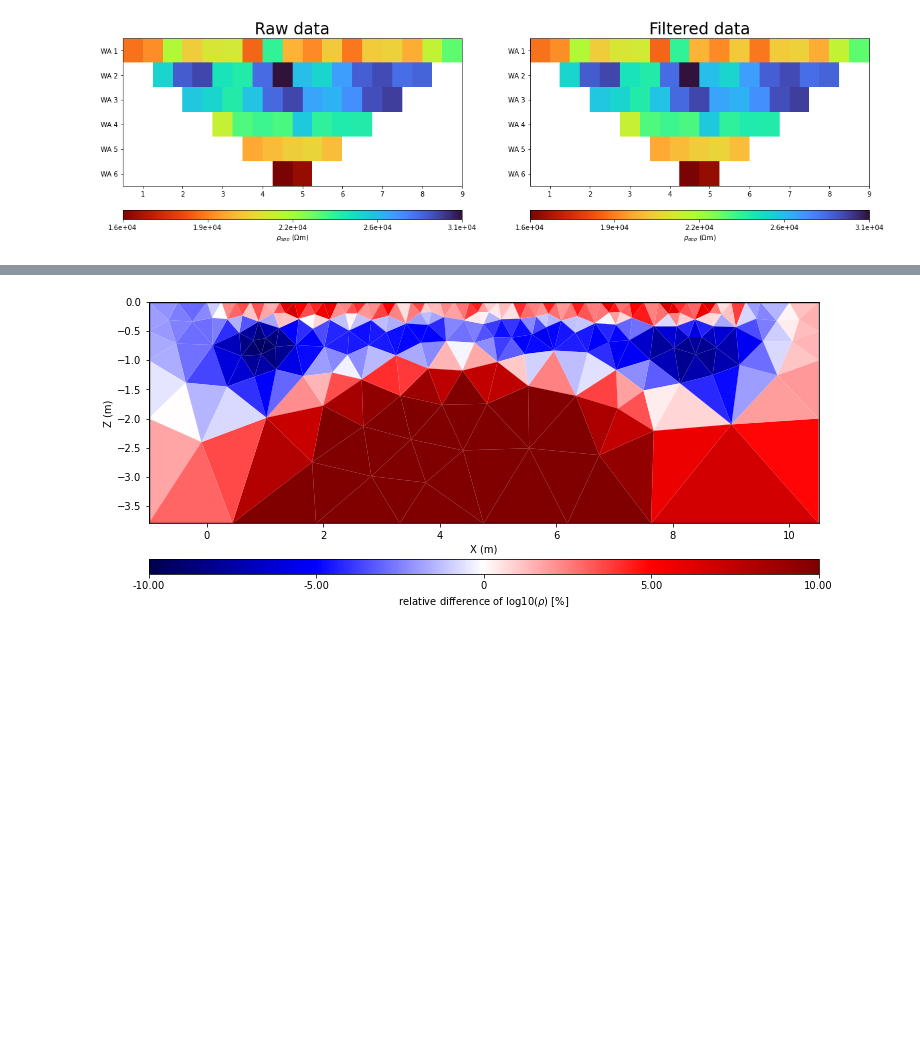
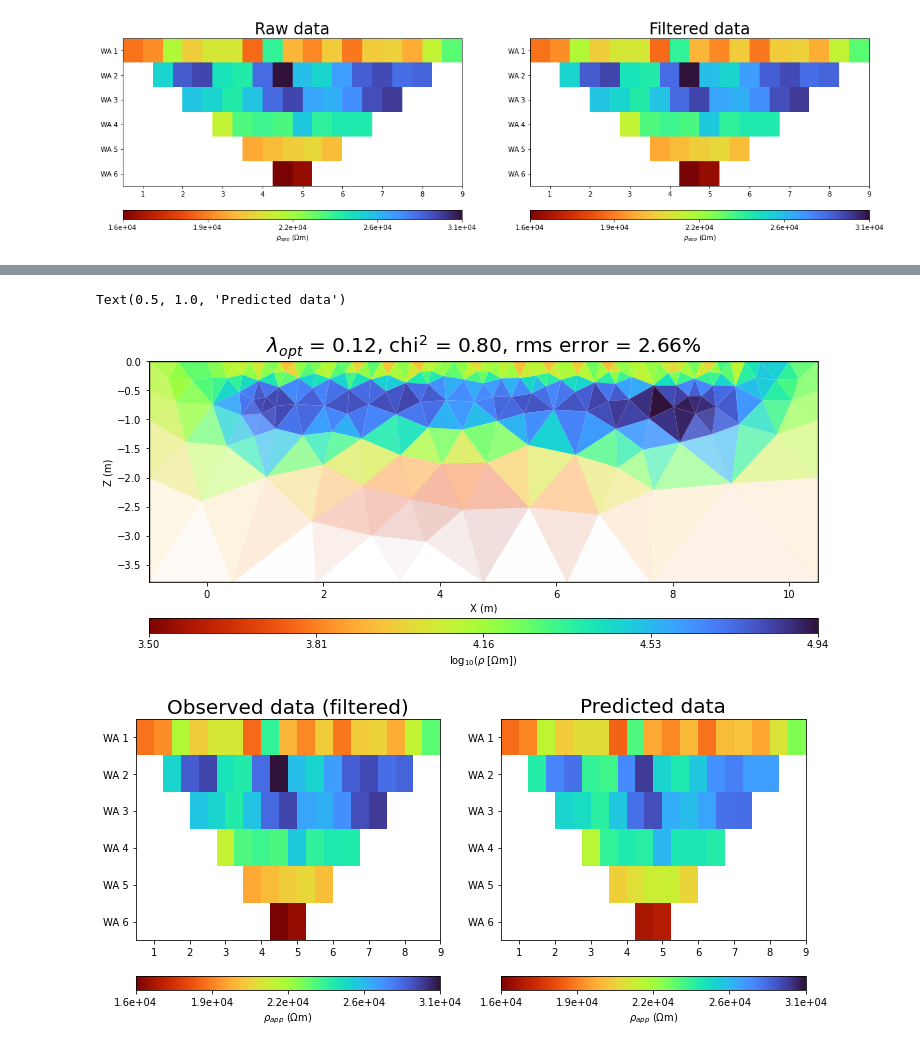
Before and after one commit to teddiherring/permafrost-data-processing, a Jupyter notebook: data_filtering.ipynb, the cells around one changed output, grey strips where cells are left out. Saved outputs shown, nothing was run; the diff lists cells and outputs as text; code cells hidden in the pictures; blank space fills up the shorter version.

```diff
--- a/data_filtering.ipynb
+++ b/data_filtering.ipynb
@@ -133,7 +133,7 @@ n_tf = len(I)
 
 # step 2. moving median filter
 
-th = 0.9 # threshold for filter
+th = 0.7 # threshold for filter TODO: make this higher for shallower data
 n_mmf = 0 # keeping track of how many data are removed
 
 ikeep = np.ones(data_filt.shape[0],dtype=bool)
@@ -146,7 +146,7 @@ for j in range(len(a_uniq)): # loop through each unique depth level
     # moving median of data points
 
     mm = []
-    r = np.array(data_filt['rhoa'])[I]
+    r = np.array(data_filt['rhoa'],dtype=np.float)[I]
 
     for i in range(len(I)): # loop through depth level from left to right
         if i==0:
@@ -208,16 +206,17 @@ print('%.0f data points removed (%.1f%% of the data)'%(n_tf+n_mmf, float((data_i
 # first pass inversion
 
 # assume simple noise model for now
+# TODO: incorporate measurement errors if known
 
 data_out['err'] = ert.estimateError(
     data_out,
-    absoluteUError=0.00005, # 50µV
-    relativeError=0.03 # 3% noise
+#     absoluteUError=0.00005, # 50µV
+#     relativeError=0.03 # 3% noise
 )
 
 # set wether lambda is being optimized by L-curve
-# reset to 'False'
-mgr.inv.inv.setOptimizeLambda(False)
+
+mgr.inv.inv.setOptimizeLambda(True)
 
 
 # run inversion
@@ -225,13 +224,16 @@ mgr.inv.inv.setOptimizeLambda(False)
 mod = mgr.invert(
     data_out,
     blockymodel=True,
-    robustdata=True,
     verbose=True,
+#     robustdata=True, # can use robust data constraint
 #     lam = 20, # can change regularization parameter
 #     paraMaxCellSize=10, # can change the maximum cell area
 #     zWeight=0.3 # can change the ratio of smoothness_z / smoothness_x
 )
 
-# getting lambda, used for the inversion
+# getting lambda, chi2, rms error
+
 lam = mgr.inv.inv.getLambda()
+chi2 = mgr.inv.inv.getChi2()
+rms = np.sqrt(np.mean(((data_out['rhoa']-mgr.inv.response)/data_out['rhoa'])**2))*100
 # %% [output]
@@ -360,21 +266,28 @@ ax[1].set_ylabel('Z (m)');
-# %%
-# plot the difference of both inversions
-# caluclating the relative difference between both results
-mod_mean =  (np.log10(mod) +  np.log10(mod2)) / 2
-mod_dif =  (np.log10(mod) -  np.log10(mod2)) / mod_mean
-
-# plot
-fig, ax = plt.subplots(1,1,figsize=[20,5])
-ax, cBar = mgr.showModel(
-    mod_dif * 100,
-    ax=ax,
-    cMin=-10, cMax=10,
-    cMap='seismic',
-    logScale=False,
-)
-
-cBar.set_label(r'relative difference of log10($\rho$) [%]')
-ax.set_xlabel('X (m)')
-ax.set_ylabel('Z (m)');
-# %% [output]
-[figure, removed]
+# %%
+# plot results
+
+fig, ax = plt.subplots(1,1,figsize=[12,5])
+
+ax, cBar = mgr.showResult(
+    np.log10(mod),
+    ax=ax,
+    cMap='turbo_r',
+    coverage=mgr.coverage()
+
+);
+
+cBar.set_label(r'log$_{10}$($\rho$ [$\Omega$m])')
+ax.set_xlabel('X (m)')
+ax.set_ylabel('Z (m)')
+ax.set_title(r'$\lambda_{opt}$ = %.2f, chi$^2$ = %.2f, rms error = %.2f%%'%(lam,chi2,rms),fontsize=20);
+
+
+fig, ax = plt.subplots(1,2,figsize=[12,5])
+mgr.showData(data_out, vals=data_out['rhoa'],ax=ax[0],label=r'$\rho_{app}$ ($\Omega$m)',cMap='turbo_r');
+mgr.showData(data_out, vals=mgr.inv.response,ax=ax[1],label=r'$\rho_{app}$ ($\Omega$m)',cMap='turbo_r',cMin=min(data_out['rhoa']),cMax=max(data_out['rhoa']));
+ax[0].set_title('Observed data (filtered)',fontsize=20)
+ax[1].set_title('Predicted data',fontsize=20)
+# %% [output]
+Text(0.5, 1.0, 'Predicted data')
+[figure, added]
+[figure, added]
```
Also changed, not shown: parts of 6 cells of this notebook.
